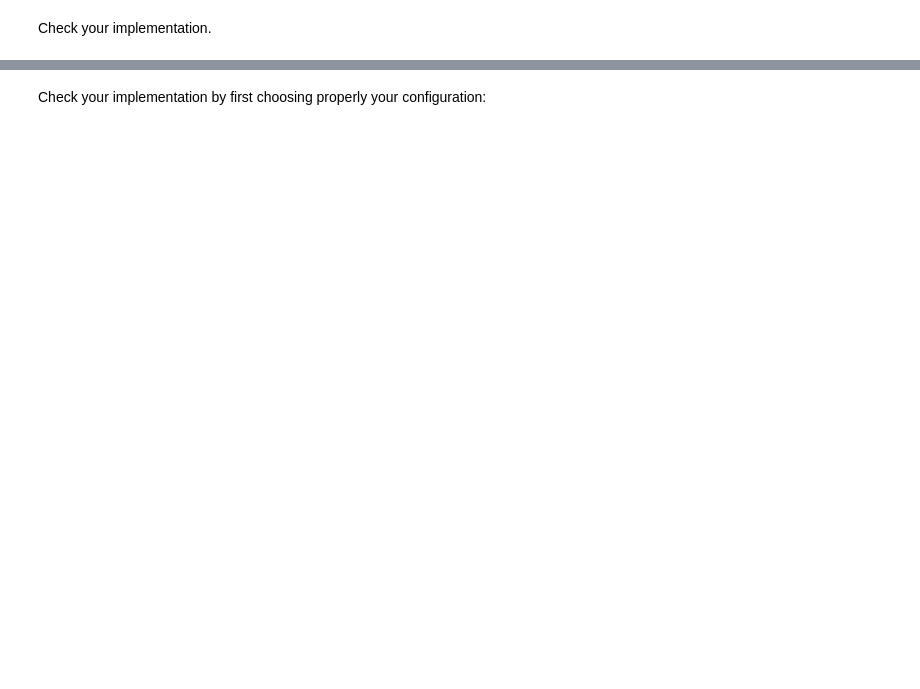
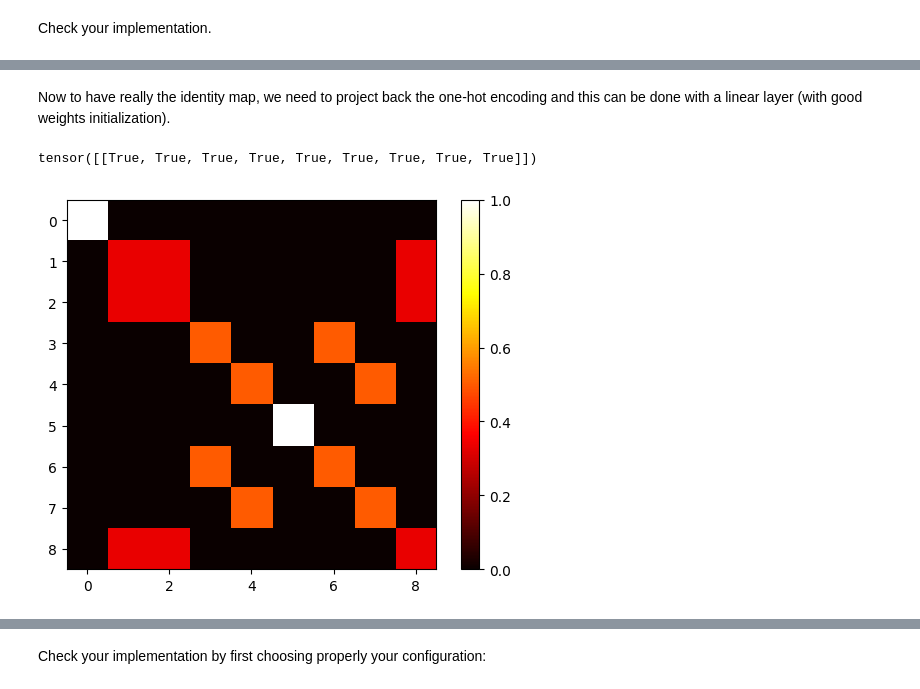
Before and after one commit to dataflowr/notebooks, a Jupyter notebook: Module12/GPT_hist.ipynb, the cells around one changed output, grey strips where cells are left out. Cells and saved outputs as stored; diff of their text form; code cells hidden in the pictures; blank space fills up the shorter version.

```diff
--- a/Module12/GPT_hist.ipynb
+++ b/Module12/GPT_hist.ipynb
@@ -65,0 +103,5 @@ Now code your 'toy' transformer block and your 'toy' GPT to compute histograms:
+# %%
+nb_digits = 4
+class config:
+    n_channels=nb_digits+1
+    key_channels=nb_digits+1
@@ -65,0 +117,36 @@ Now code your 'toy' transformer block and your 'toy' GPT to compute histograms:
+# %% [markdown]
+Now to have really the identity map, we need to project back the one-hot encoding and this can be done with a linear layer (with good weights initialization).
+# %%
+class GPT_id(nn.Module):
+    def __init__(self, config):
+        super().__init__()
+        self.n_channels = config.n_channels
+        self.tok_emb = nn.Embedding(self.n_channels,self.n_channels)
+        self.block = Block_id(config)
+        self.head = nn.Linear(self.n_channels, 1, bias = False)
+        self._init_weights()
+
+    def _init_weights(self):
+        #
+        # your code here
+        #
+
+    def forward(self, idx):
+        x = self.tok_emb(idx)
+        x, A = self.block(x)
+        return self.head(x), A
+# %%
+gid = GPT_id(config)
+# %%
+one_sample = torch.tensor([0,1,1,2,3,4,2,3,1]).unsqueeze(0)
+y, A = gid(one_sample)
+# %%
+y == one_sample
+# %% [output]
+tensor([[True, True, True, True, True, True, True, True, True]])
+# %%
+plt.imshow(A[0,:,:].cpu().data, cmap='hot', interpolation='nearest')
+plt.colorbar()
+plt.show()
+# %% [output]
+[figure, added]
```
Also changed, not shown: parts of 44 cells of this notebook, 1 other file.
